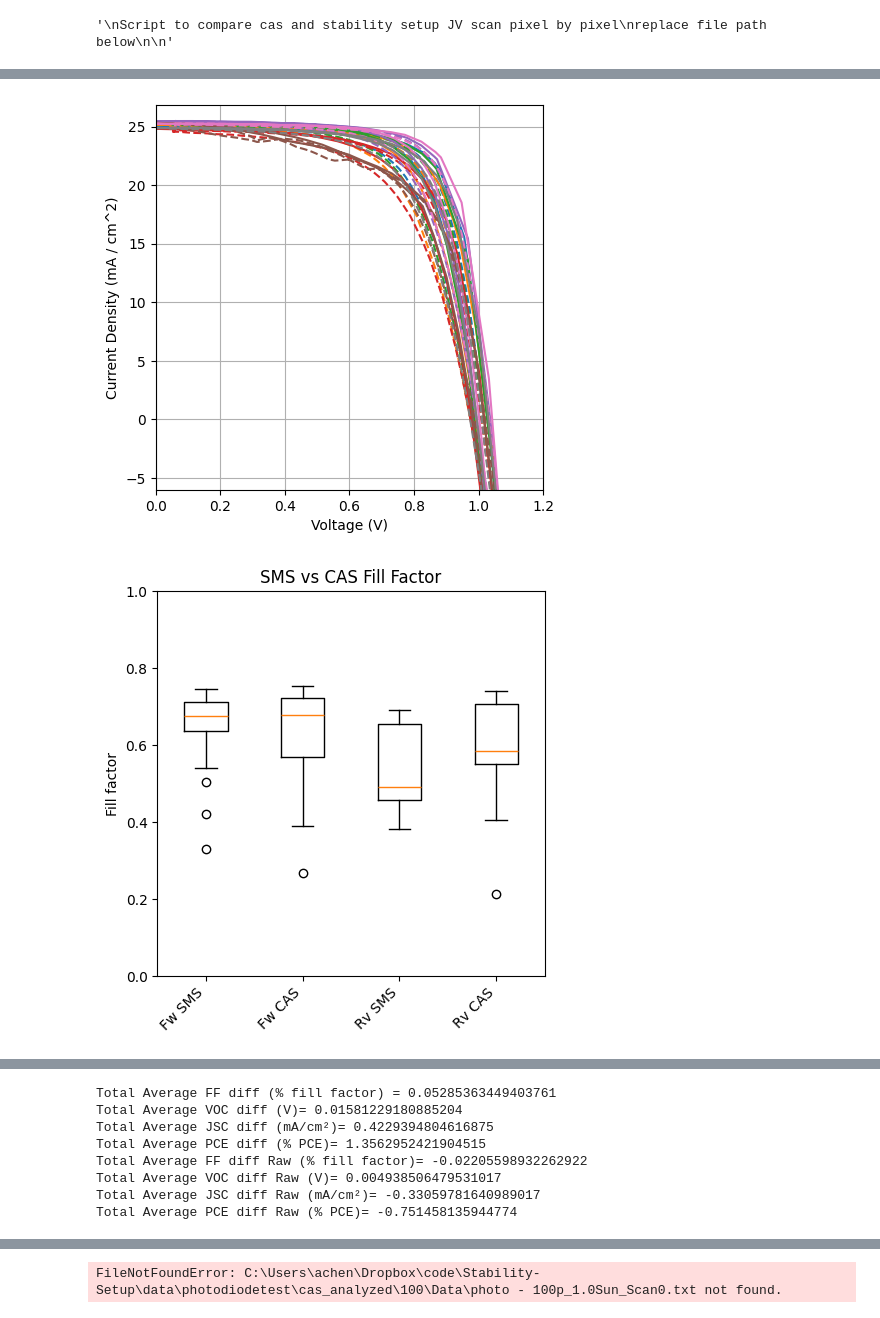
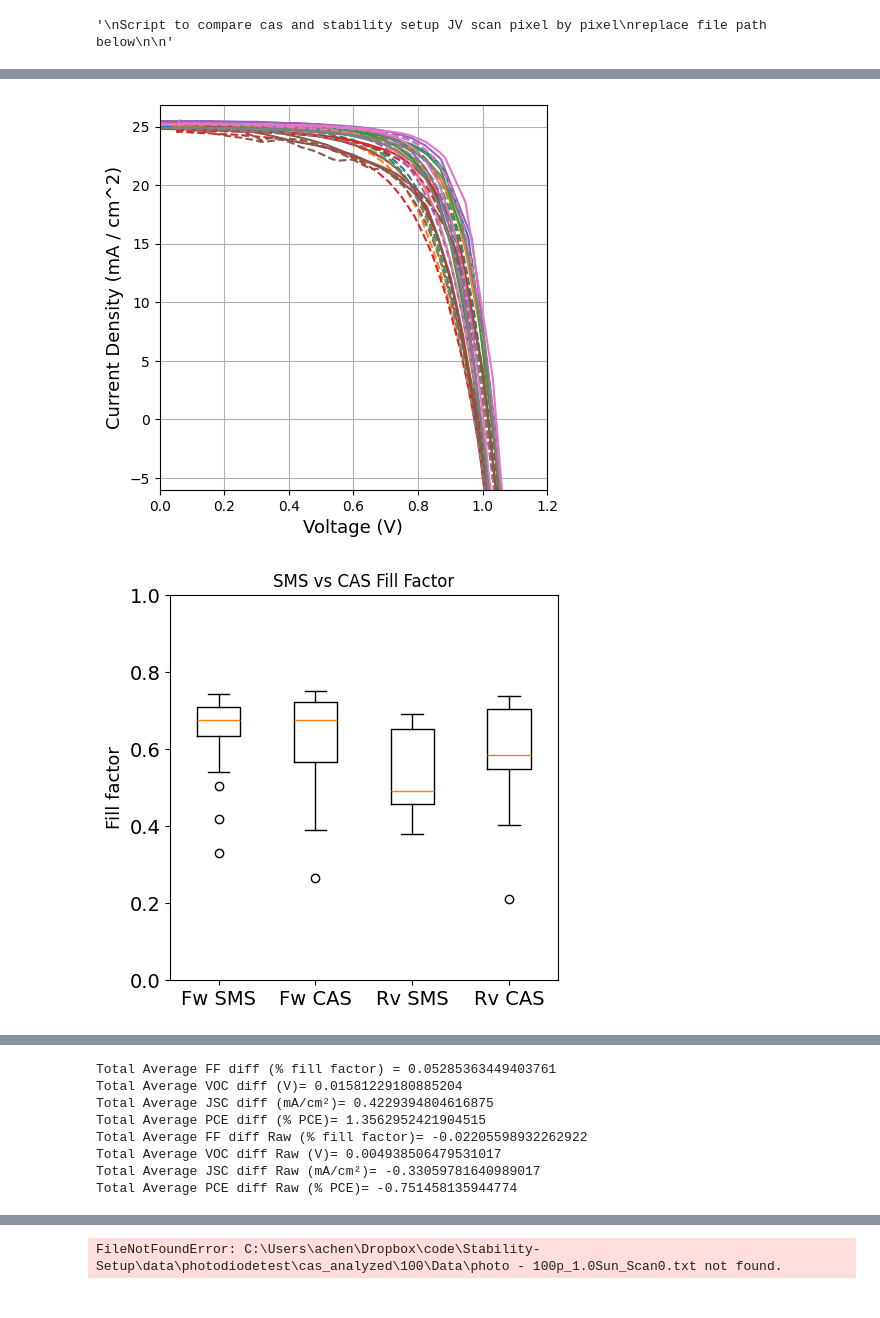
Before and after one commit to AndChen153/Stability-Setup, a Jupyter notebook: Stability-Setup_Python/data_visualization/scan_compare.ipynb, the cells around one changed output, grey strips where cells are left out. Cells and saved outputs as stored; diff of their text form; code cells hidden in the pictures.

Commit message:
plotting update

```diff
--- a/Stability-Setup_Python/data_visualization/scan_compare.ipynb
+++ b/Stability-Setup_Python/data_visualization/scan_compare.ipynb
@@ -190,8 +190,8 @@ def plot_difference(ss_file_path, cas_directory, cas_str, plot_size, roll = 0):
     plt.xlim(0,1.2)
     top = max(np.max(pixel_mA), np.max(current))*1.05
     plt.ylim(bottom = -6, top = top)
-    plt.xlabel('Voltage (V)')
-    plt.ylabel('Current Density (mA / cm^2)')
+    plt.xlabel('Voltage (V)', fontsize=13)
+    plt.ylabel('Current Density (mA / cm^2)',  fontsize=13)
     plt.grid()
     ax = plt.gca()
 
@@ -403,9 +403,11 @@ FIGSIZE = (5, 5)     # e.g. 8.6 cm × 6.6 cm  (single-column width)
 fig, ax = plt.subplots(figsize=FIGSIZE)
 ax.boxplot(box_plot_data_ff, labels=labels_ff)
 
-ax.set_xticklabels(labels_ff, rotation=45, ha='right')
+# ax.set_xticklabels(labels_ff, rotation=45, ha='right')
+ax.tick_params(axis='both', which='major', labelsize=14)
+
 ax.set_title("SMS vs CAS Fill Factor")
-ax.set_ylabel("Fill factor")		  # “V” → probably “–” for dimensionless FF
+ax.set_ylabel("Fill factor", fontsize=13)		  # “V” → probably “–” for dimensionless FF
 
 # —-------------------------------------
 ax.set_ylim(0, 1)   # <-- change the numbers to whatever bounds you want
@@ -446,5 +448,5 @@ print(f"Total Average PCE diff Raw (% PCE)= {np.mean(all_pce_diff_raw_filtered)}
-[figure, old version]
+[figure, new version]
-[figure, old version]
+[figure, new version]
 [figure]
 [figure]
 Total Average FF diff (% fill factor) = 0.05285363449403761
```
Also changed, not shown: parts of 2 cells of this notebook, 9 other files.
